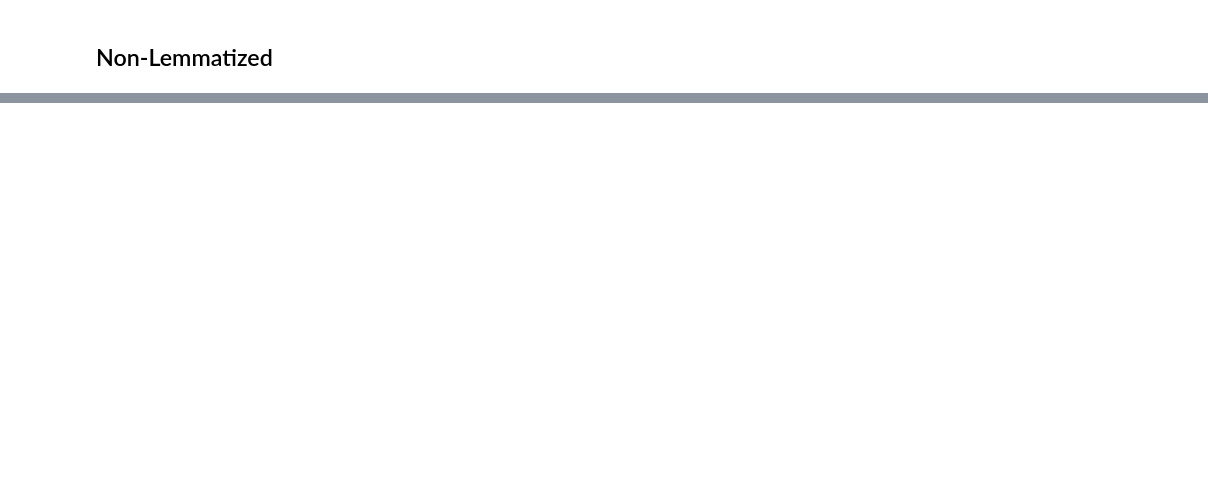
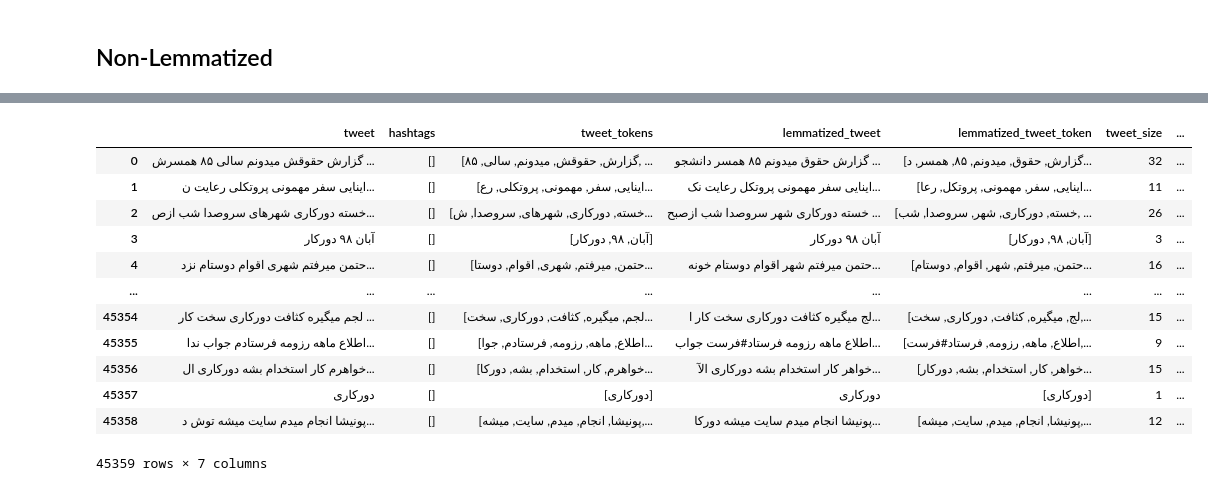
Before and after one commit to tahaShm/remote-work-twitter-analysis, a Jupyter notebook: notebooks/4-Preprocessing.ipynb, the cells around one changed output, grey strips where cells are left out. Cells and saved outputs as stored; diff of their text form; code cells hidden in the pictures; blank space fills up the shorter version.

```diff
--- a/notebooks/4-Preprocessing.ipynb
+++ b/notebooks/4-Preprocessing.ipynb
@@ -374,0 +388,16 @@ plt.gca().axis('off')
+# %%
+tweets_df
+# %% [output]
+|  | tweet | hashtags | tweet_tokens | lemmatized_tweet | lemmatized_tweet_token | tweet_size | ... |
+| 0 | گزارش حقوقش میدونم سالی ۸۵ همسرش ... | [] | [گزارش, حقوقش, میدونم, سالی, ۸۵, ... | گزارش حقوق میدونم ۸۵ همسر دانشجو ... | [گزارش, حقوق, میدونم, ۸۵, همسر, د... | 32 | ... |
+| 1 | اینایی سفر مهمونی پروتکلی رعایت ن... | [] | [اینایی, سفر, مهمونی, پروتکلی, رع... | اینایی سفر مهمونی پروتکل رعایت نک... | [اینایی, سفر, مهمونی, پروتکل, رعا... | 11 | ... |
+| 2 | خسته دورکاری شهرهای سروصدا شب ازص... | [] | [خسته, دورکاری, شهرهای, سروصدا, ش... | خسته دورکاری شهر سروصدا شب ازصبح ... | [خسته, دورکاری, شهر, سروصدا, شب, ... | 26 | ... |
+| 3 | آبان ۹۸ دورکار | [] | [آبان, ۹۸, دورکار] | آبان ۹۸ دورکار | [آبان, ۹۸, دورکار] | 3 | ... |
+| 4 | حتمن میرفتم شهری اقوام دوستام نزد... | [] | [حتمن, میرفتم, شهری, اقوام, دوستا... | حتمن میرفتم شهر اقوام دوستام خونه... | [حتمن, میرفتم, شهر, اقوام, دوستام... | 16 | ... |
+| ... | ... | ... | ... | ... | ... | ... | ... |
+| 45354 | لجم میگیره کثافت دورکاری سخت کار ... | [] | [لجم, میگیره, کثافت, دورکاری, سخت... | لج میگیره کثافت دورکاری سخت کار ا... | [لج, میگیره, کثافت, دورکاری, سخت,... | 15 | ... |
+| 45355 | اطلاع ماهه رزومه فرستادم جواب ندا... | [] | [اطلاع, ماهه, رزومه, فرستادم, جوا... | اطلاع ماهه رزومه فرستاد#فرست جواب... | [اطلاع, ماهه, رزومه, فرستاد#فرست,... | 9 | ... |
+| 45356 | خواهرم کار استخدام بشه دورکاری ال... | [] | [خواهرم, کار, استخدام, بشه, دورکا... | خواهر کار استخدام بشه دورکاری الآ... | [خواهر, کار, استخدام, بشه, دورکار... | 15 | ... |
+| 45357 | دورکاری | [] | [دورکاری] | دورکاری | [دورکاری] | 1 | ... |
+| 45358 | پونیشا انجام میدم سایت میشه توش د... | [] | [پونیشا, انجام, میدم, سایت, میشه,... | پونیشا انجام میدم سایت میشه دورکا... | [پونیشا, انجام, میدم, سایت, میشه,... | 12 | ... |
+45359 rows × 7 columns
```
Also changed, not shown: parts of 10 cells of this notebook, 9 other files.
